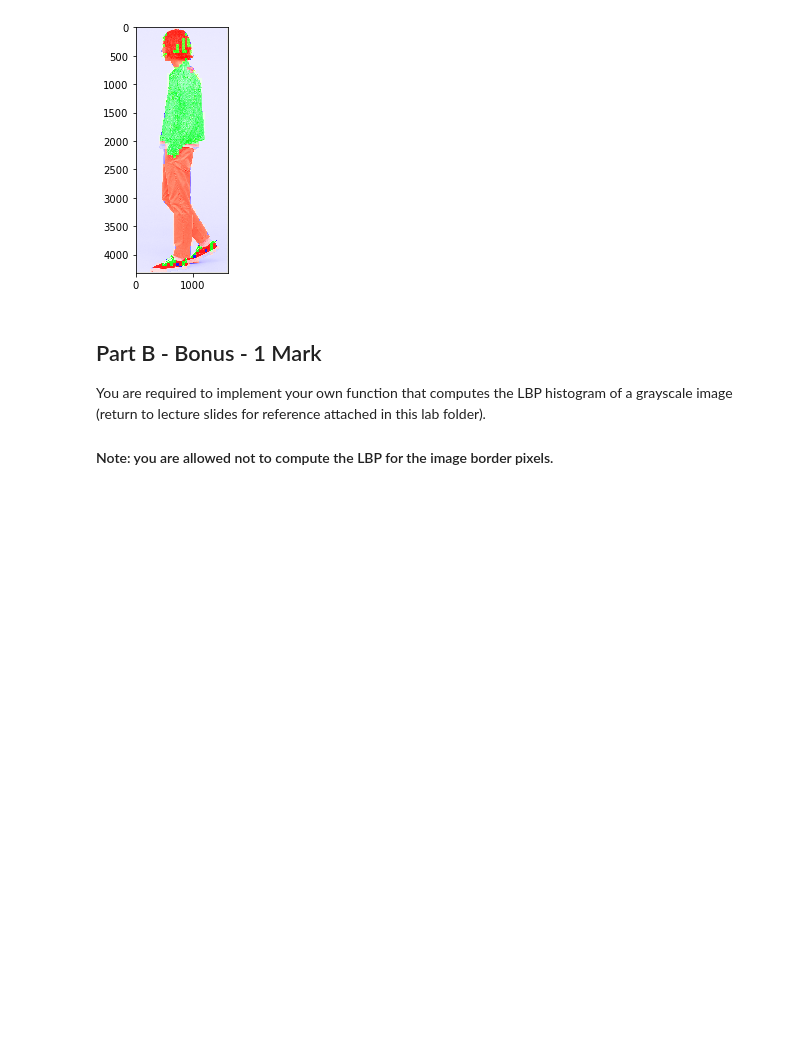
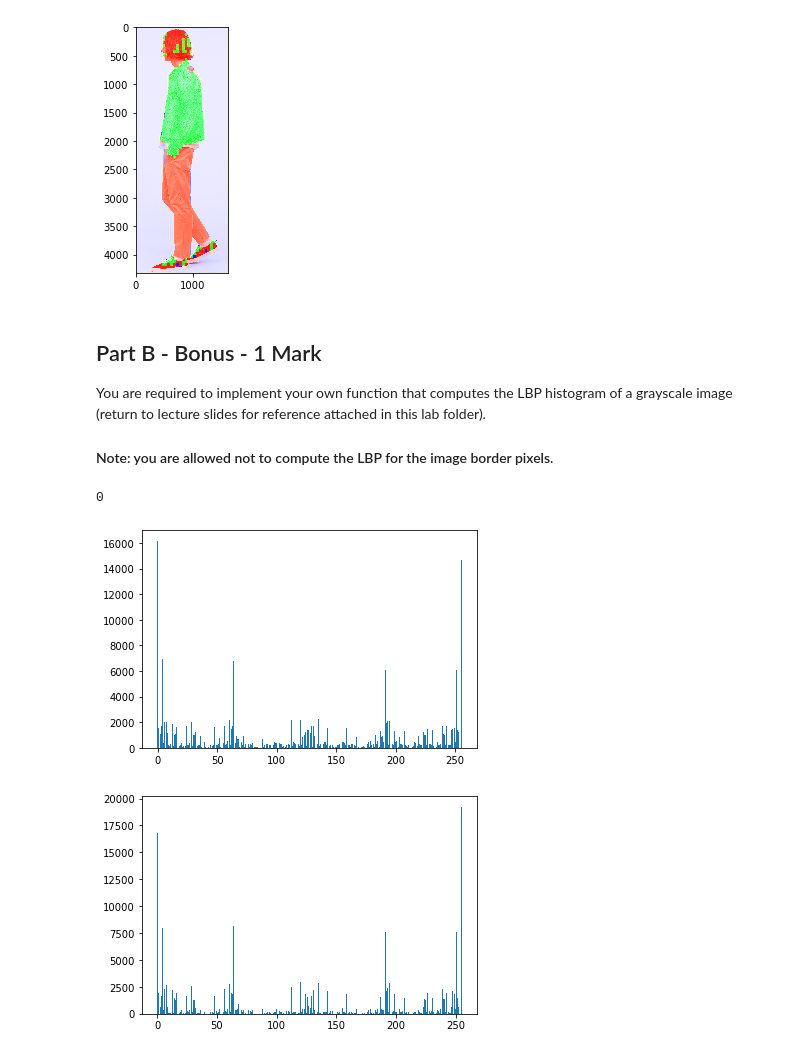
Before and after one commit to ahmedx3/Image-Processing-Labs, a Jupyter notebook: Lab9-Texture/lab_texture_STD.ipynb, the cells around one changed output. Cells and saved outputs as stored; diff of their text form; code cells hidden in the pictures; blank space fills up the shorter version.

```diff
--- a/Lab9-Texture/lab_texture_STD.ipynb
+++ b/Lab9-Texture/lab_texture_STD.ipynb
@@ -144,16 +146,49 @@ io.imshow(segmented_image)
 You are required to implement your own function that computes the LBP histogram of a grayscale image (return to lecture slides for reference attached in this lab folder).
 
 #### Note: you are allowed not to compute the LBP for the image border pixels.
-# %%
-def get_lbp_hist(grayscale_img):
-    return <LBP histogram which is a list of 256 numbers>
+# %%
+def get_lbp_hist(grayscale_img):
+    lbp_img = np.zeros(grayscale_img.shape, dtype='uint8')
+    for row in range(1, grayscale_img.shape[0]-1):
+        for col in range(1, grayscale_img.shape[1]-1):
+            threshold = grayscale_img[row, col]
+            window = grayscale_img[row-1:row+2, col-1:col+2]
+            lbp = 0
+
+            for x in window[0]:
+                lbp |= x > threshold
+                lbp <<= 1
+
+            lbp |= window[1, 2] > threshold
+            lbp <<= 1
+
+            for x in window[2, ::-1]:
+                lbp |= x > threshold
+                lbp <<= 1
+
+            lbp |= window[1, 0] > threshold
+            lbp_img[row, col] = lbp
+
+    hist = histogram(lbp_img)
+    return hist
 # %%
 # Testing your work, we will compare your histogram with that of ours
 # There should be a noticable difference between the histograms of jeans and cotton
 img = rgb2gray(io.imread(r'imgs_patches\jeans1.jpg'))
 hist = get_lbp_hist(img)
-plt.hist(hist, bins=range((2 ** 8)))
+plt.figure()
+plt.bar(hist[1], hist[0], width=0.8, align='center')
+
+hist = histogram(local_binary_pattern(img, 8, 1, 'default'))
+plt.figure()
+plt.bar(hist[1], hist[0], width=0.8, align='center')
+
+#plt.hist(hist, bins=range((2 ** 8)))
 0
+# %% [output]
+0
+[figure, added]
+[figure, added]
 # %%
 # Testing your work, we will compare your histogram with that of ours
 # There should be a noticable difference between the histograms of jeans and cotton
```
Also changed, not shown: parts of 2 cells of this notebook.
